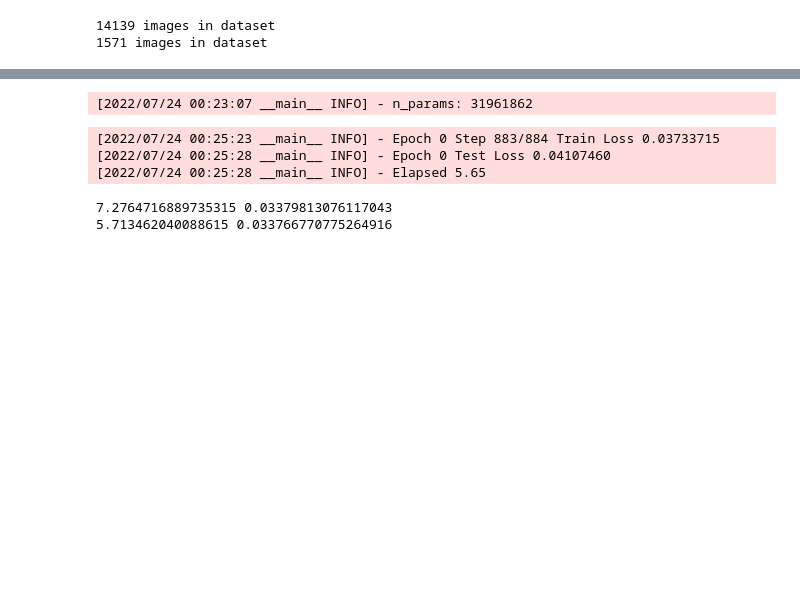
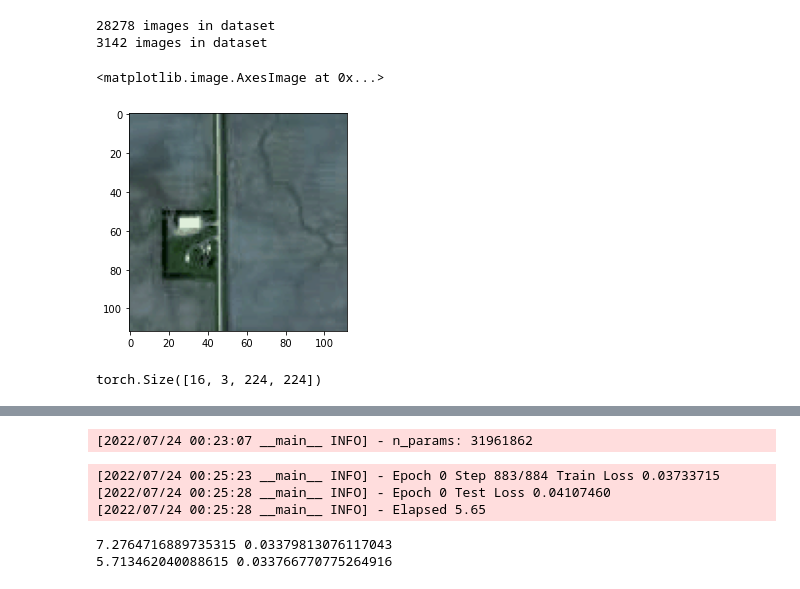
Before and after one commit to sunnyqywang/demand_image, a Jupyter notebook: M1_0_SAE_ResNeXt_Train.ipynb, the cells around one changed output, grey strips where cells are left out. Drawn from its saved outputs; the diff is of its cells as text; code cells hidden in the pictures; blank space fills up the shorter version.

```diff
--- a/M1_0_SAE_ResNeXt_Train.ipynb
+++ b/M1_0_SAE_ResNeXt_Train.ipynb
@@ -48,7 +48,7 @@ logger = logging.getLogger(__name__)
 
 global_step = 0
 # %%
-zoomlevel = 'zoom13'
+zoomlevel = 'zoom15'
 output_dim = 3
 model_run_date = "2207"
 sampling='stratified'
@@ -175,12 +175,24 @@ with open(outpath, 'w') as fout:
 # train_loader, test_loader = get_loader(optim_config['batch_size'], run_config['num_workers'])
 train_loader, test_loader = image_loader(image_dir+zoomlevel+"/", data_dir, optim_config['batch_size'],
                                          run_config['num_workers'],
-                                         data_config['image_size'],
+                                         112,#data_config['image_size'],
                                          data_version=data_version, sampling=sampling,
                                          recalculate_normalize=False)
 # %% [output]
-14139 images in dataset
-1571 images in dataset
+28278 images in dataset
+3142 images in dataset
+# %%
+for step, (image_list, data) in enumerate(train_loader):
+    break
+inv_normalize = torchvision.transforms.Normalize(
+    mean=[-0.3733/0.2173, -0.3991/0.2055, -0.3711/0.2143],
+    std=[1/0.2173, 1/0.2055, 1/0.2143]
+)
+# %%
+plt.imshow(inv_normalize(data[6,:,:,:]).permute(1,2,0).detach().cpu().numpy())
+# %% [output]
+<matplotlib.image.AxesImage at 0x...>
+[figure, added]
 # %%
 #criterion = nn.MSELoss(reduction='mean')
 criterion = my_loss
@@ -205,0 +231,4 @@ model = model.to(device)
+# %%
+data.shape
+# %% [output]
+torch.Size([16, 3, 224, 224])
```
Also changed, not shown: parts of 5 cells of this notebook, 27 other files.
